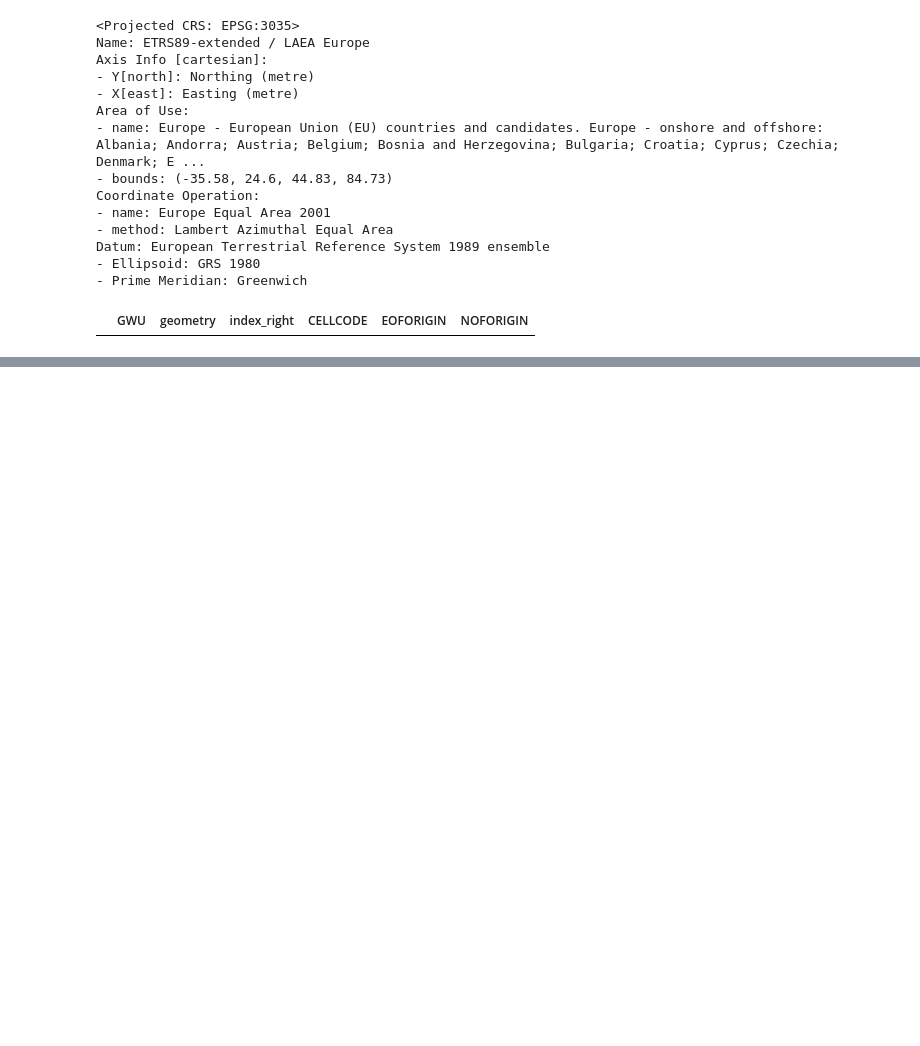
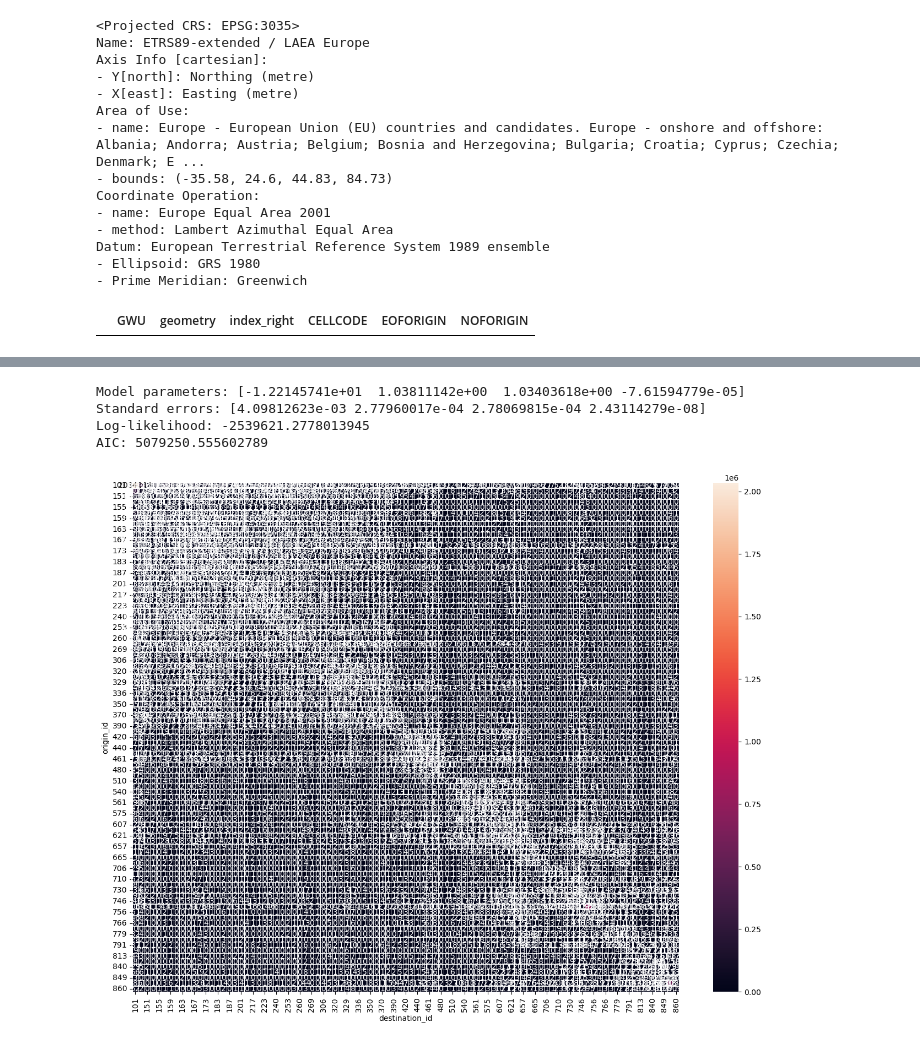
Before and after one commit to johanlaursen/imput, a Jupyter notebook: explore.ipynb, the cells around one changed output, grey strips where cells are left out. Drawn from its saved outputs; the diff is of its cells as text; code cells hidden in the pictures; blank space fills up the shorter version.

Commit message:
updated spatial interaction model

```diff
--- a/explore.ipynb
+++ b/explore.ipynb
@@ -491,0 +573,25 @@ gp.sjoin(point, denmark_gdf, predicate = 'within')
+# %%
+election_df = pd.read_csv('data/cleaned_election_data.csv')
+# %%
+municipality_population = election_df.groupby('Kommune').sum('Persons18')['Persons18'].reset_index().rename(columns = {'Persons18': 'population'})
+# %%
+# Convert Kommune column to same data type as origin_id and destination_id
+municipality_flow['origin_id'] = municipality_flow['origin_id'].astype(int)
+municipality_flow['destination_id'] = municipality_flow['destination_id'].astype(int)
+
+# Merge with origin
+df_combined = pd.merge(municipality_flow, municipality_population, how='left',
+              left_on='origin_id', right_on='Kommune')
+df_combined = df_combined.rename(columns = {'population': 'origin_population'})
+df_combined = df_combined.drop(columns=['Kommune'])  # drop the extra Kommune column
+
+# Merge with destination
+df_combined = pd.merge(df_combined, municipality_population, how='left',
+              left_on='destination_id', right_on='Kommune')
+df_combined = df_combined.rename(columns = {'population': 'destination_population'})
+df_combined = df_combined.drop(columns=['Kommune'])  # drop the extra Kommune column
+df_combined['flow'] = df_combined['flow'].astype(int)
+# %%
+df_combined['distance'] = df_combined.apply(lambda row: m_centroid_dict[int(row['origin_id'])].distance(m_centroid_dict[int(row['destination_id'])]), axis=1)
+df_combined['origin_centroid'] = df_combined['origin_id'].map(m_centroid_dict)
+df_combined['destination_centroid'] = df_combined['destination_id'].map(m_centroid_dict)
@@ -491,0 +614,24 @@ gp.sjoin(point, denmark_gdf, predicate = 'within')
+# %%
+o_vars = df_combined['origin_population'].values.flatten()
+d_vars = df_combined['destination_population'].values.flatten()
+flows = df_combined['flow'].values.flatten()
+d_matrix = df_combined['distance'].values.reshape(-1,1)
+
+# compute model
+model = Gravity(flows, o_vars, d_vars, d_matrix, 'exp')
+
+# print out results
+print("Model parameters:", model.params)
+print("Standard errors:", model.std_err)
+print("Log-likelihood:", model.llf)
+print("AIC:", model.AIC)
+# %% [output]
+Model parameters: [-1.22145741e+01  1.03811142e+00  1.03403618e+00 -7.61594779e-05]
+Standard errors: [4.09812623e-03 2.77960017e-04 2.78069815e-04 2.43114279e-08]
+Log-likelihood: -2539621.2778013945
+AIC: 5079250.555602789
+# %%
+# Pivot the data
+pivot_df = df_combined.pivot('origin_id', 'destination_id', 'flow')
+# %% [output]
+[figure, added]
```
Also changed, not shown: parts of 27 cells of this notebook, 2 other files.
